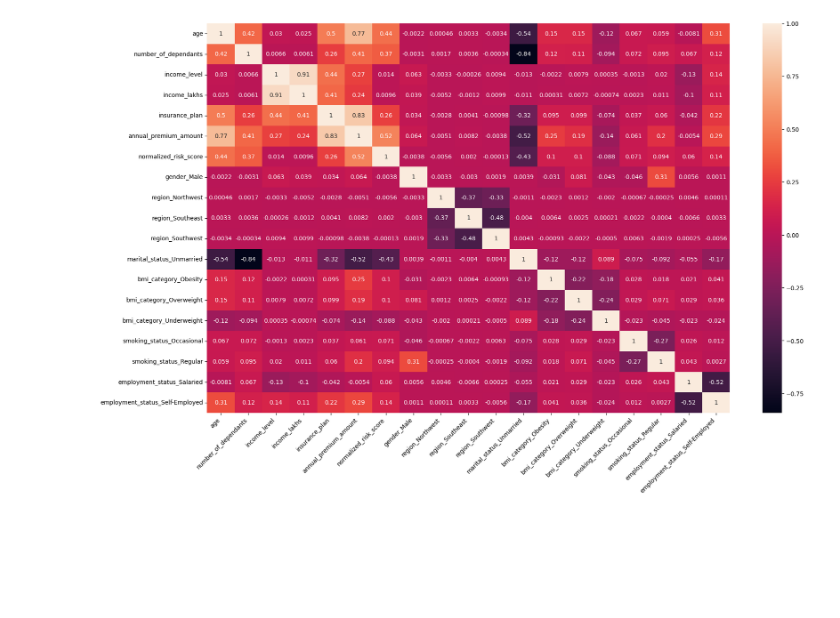
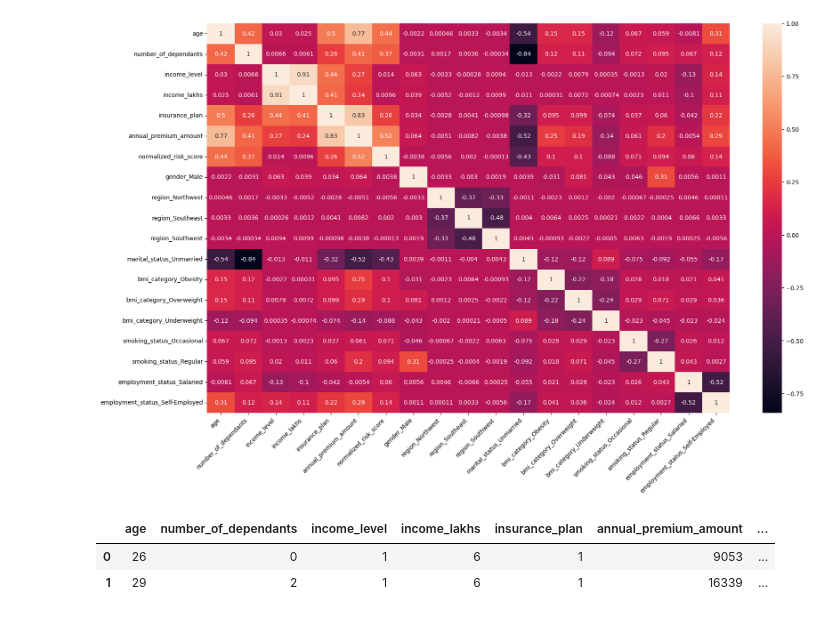
Before and after one commit to Hanishka-Kela/Healthcare-Premium-Prediction--Regression-, a Jupyter notebook: Data_resources/ml_prediction.ipynb, the cells around one changed output. Cells and saved outputs as stored; diff of their text form; code cells hidden in the pictures; blank space fills up the shorter version.

```diff
--- a/Data_resources/ml_prediction.ipynb
+++ b/Data_resources/ml_prediction.ipynb
@@ -410,3 +402,9 @@ plt.yticks(rotation=0)
 plt.show()
 # %% [output]
 [figure]
+# %%
+df4.head(2)
+# %% [output]
+|  | age | number_of_dependants | income_level | income_lakhs | insurance_plan | annual_premium_amount | ... |
+| 0 | 26 | 0 | 1 | 6 | 1 | 9053 | ... |
+| 1 | 29 | 2 | 1 | 6 | 1 | 16339 | ... |
```
Also changed, not shown: parts of 5 cells of this notebook.
